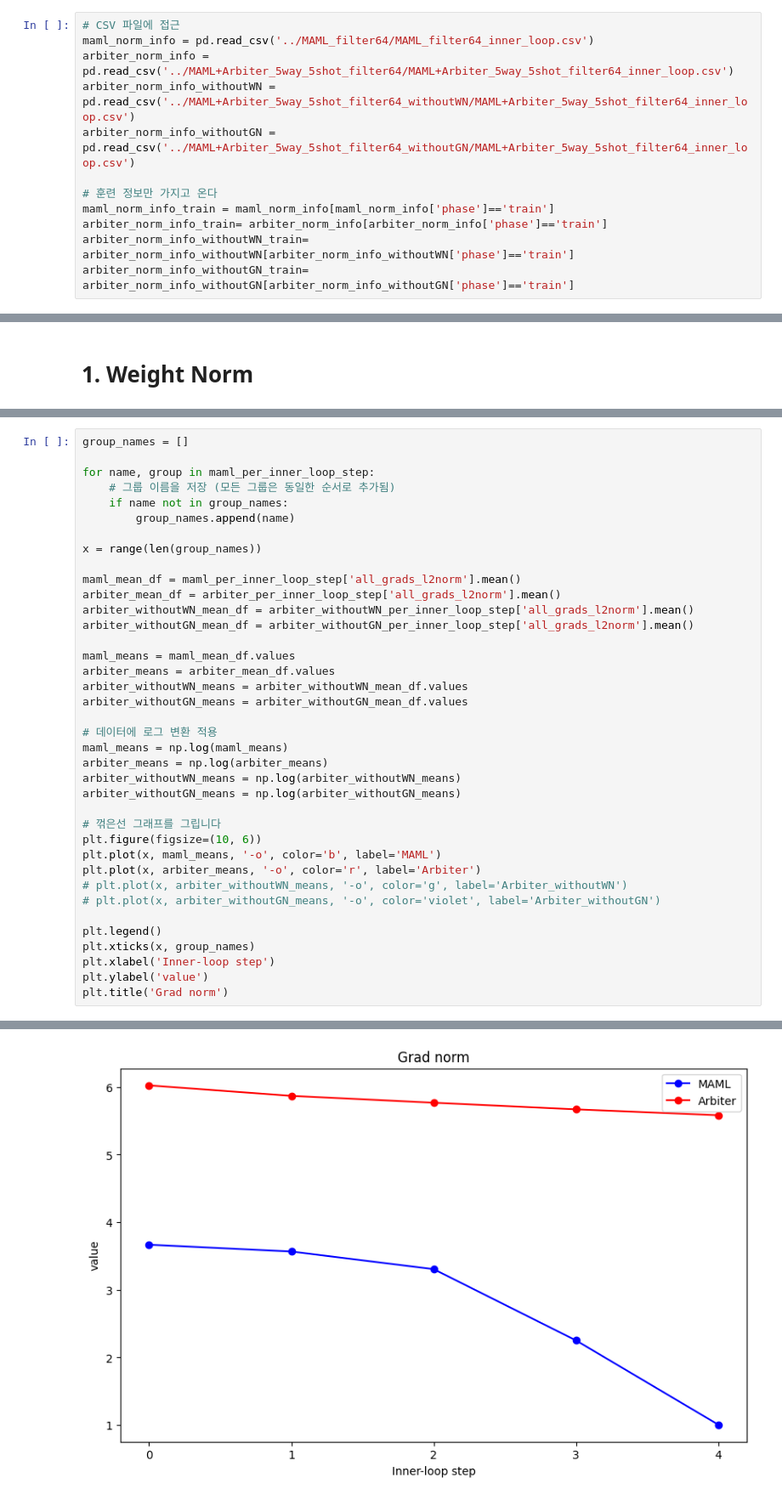
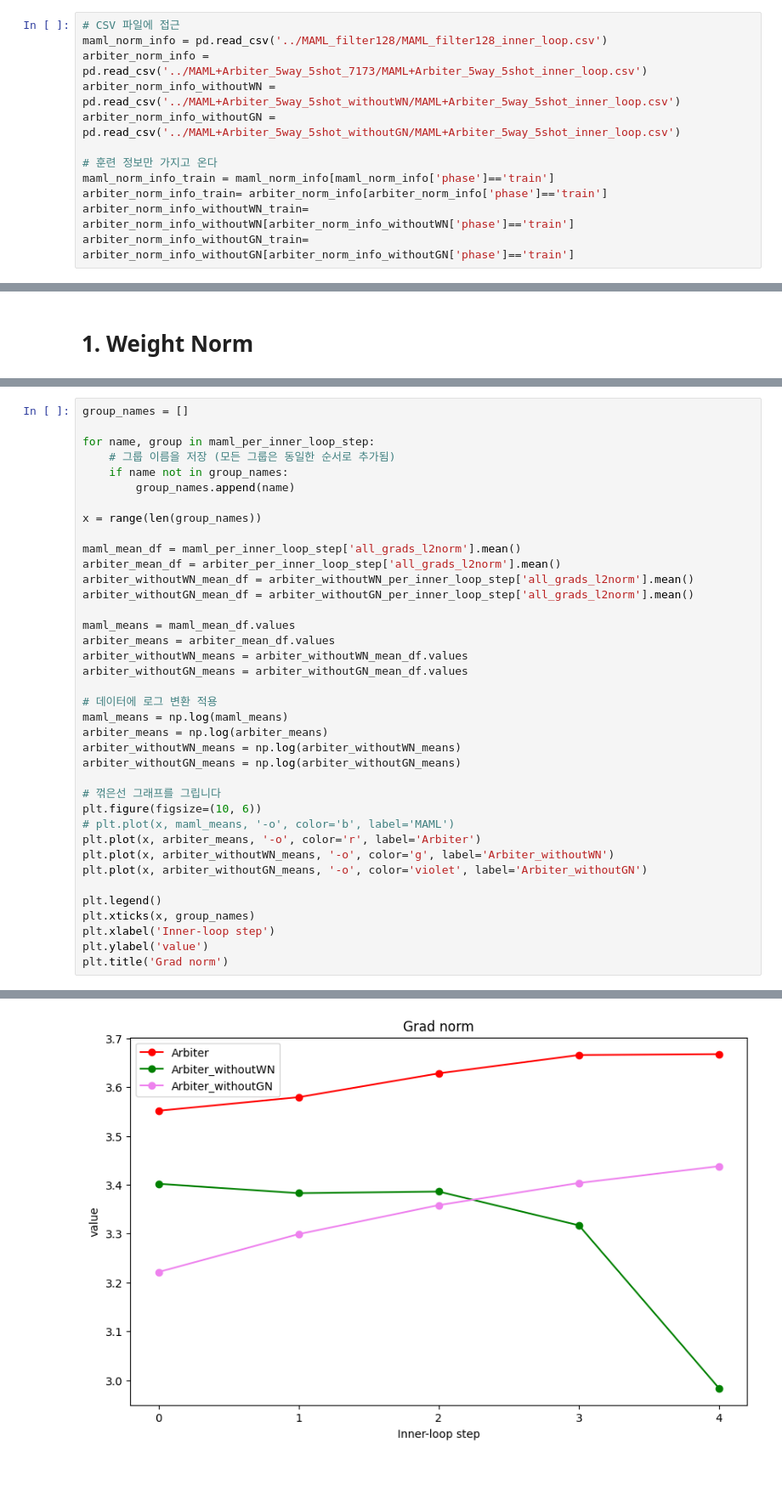
Before and after one commit to SKKUJMLim/MAML, a Jupyter notebook: Test_jupyternotebook/Analytics_integration_Step_ablation.ipynb, the cells around one changed output, grey strips where cells are left out. Shown at 85% size. Saved outputs shown, nothing was run; the diff lists cells and outputs as text; blank space fills up the shorter version.

```diff
--- a/Test_jupyternotebook/Analytics_integration_Step_ablation.ipynb
+++ b/Test_jupyternotebook/Analytics_integration_Step_ablation.ipynb
@@ -10,10 +10,10 @@ import os
 os.environ['KMP_DUPLICATE_LIB_OK']='True'
 # %%
 # CSV 파일에 접근
-maml_norm_info = pd.read_csv('../MAML_filter64/MAML_filter64_inner_loop.csv')
-arbiter_norm_info = pd.read_csv('../MAML+Arbiter_5way_5shot_filter64/MAML+Arbiter_5way_5shot_filter64_inner_loop.csv')
-arbiter_norm_info_withoutWN = pd.read_csv('../MAML+Arbiter_5way_5shot_filter64_withoutWN/MAML+Arbiter_5way_5shot_filter64_inner_loop.csv')
-arbiter_norm_info_withoutGN = pd.read_csv('../MAML+Arbiter_5way_5shot_filter64_withoutGN/MAML+Arbiter_5way_5shot_filter64_inner_loop.csv')
+maml_norm_info = pd.read_csv('../MAML_filter128/MAML_filter128_inner_loop.csv')
+arbiter_norm_info = pd.read_csv('../MAML+Arbiter_5way_5shot_7173/MAML+Arbiter_5way_5shot_inner_loop.csv')
+arbiter_norm_info_withoutWN = pd.read_csv('../MAML+Arbiter_5way_5shot_withoutWN/MAML+Arbiter_5way_5shot_inner_loop.csv')
+arbiter_norm_info_withoutGN = pd.read_csv('../MAML+Arbiter_5way_5shot_withoutGN/MAML+Arbiter_5way_5shot_inner_loop.csv')
 
 # 훈련 정보만 가지고 온다
 maml_norm_info_train = maml_norm_info[maml_norm_info['phase']=='train']
@@ -118,37 +118,37 @@ for name, group in maml_per_inner_loop_step:
 
 x = range(len(group_names))
 
 maml_mean_df = maml_per_inner_loop_step['all_grads_l2norm'].mean()
 arbiter_mean_df = arbiter_per_inner_loop_step['all_grads_l2norm'].mean()
 arbiter_withoutWN_mean_df = arbiter_withoutWN_per_inner_loop_step['all_grads_l2norm'].mean()
 arbiter_withoutGN_mean_df = arbiter_withoutGN_per_inner_loop_step['all_grads_l2norm'].mean()
 
 maml_means = maml_mean_df.values
 arbiter_means = arbiter_mean_df.values
 arbiter_withoutWN_means = arbiter_withoutWN_mean_df.values
 arbiter_withoutGN_means = arbiter_withoutGN_mean_df.values
 
 # 데이터에 로그 변환 적용
 maml_means = np.log(maml_means)
 arbiter_means = np.log(arbiter_means)
 arbiter_withoutWN_means = np.log(arbiter_withoutWN_means)
 arbiter_withoutGN_means = np.log(arbiter_withoutGN_means)
 
 # 꺾은선 그래프를 그립니다
 plt.figure(figsize=(10, 6))
-plt.plot(x, maml_means, '-o', color='b', label='MAML')
+# plt.plot(x, maml_means, '-o', color='b', label='MAML')
 plt.plot(x, arbiter_means, '-o', color='r', label='Arbiter')
-# plt.plot(x, arbiter_withoutWN_means, '-o', color='g', label='Arbiter_withoutWN')
-# plt.plot(x, arbiter_withoutGN_means, '-o', color='violet', label='Arbiter_withoutGN')
+plt.plot(x, arbiter_withoutWN_means, '-o', color='g', label='Arbiter_withoutWN')
+plt.plot(x, arbiter_withoutGN_means, '-o', color='violet', label='Arbiter_withoutGN')
 
 plt.legend()
 plt.xticks(x, group_names)
 plt.xlabel('Inner-loop step')
 plt.ylabel('value')
 plt.title('Grad norm')
 # %% [output]
 Text(0.5, 1.0, 'Grad norm')
-[figure, old version]
+[figure, new version]
 # %%
 group_names = []
 
```
Also changed, not shown: parts of 4 cells of this notebook.
